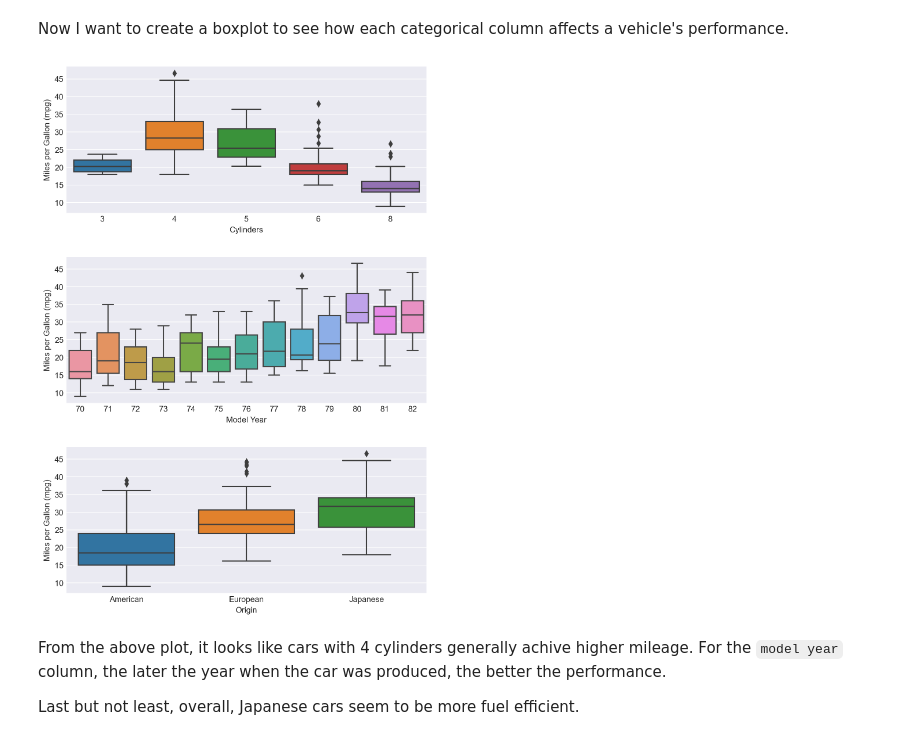
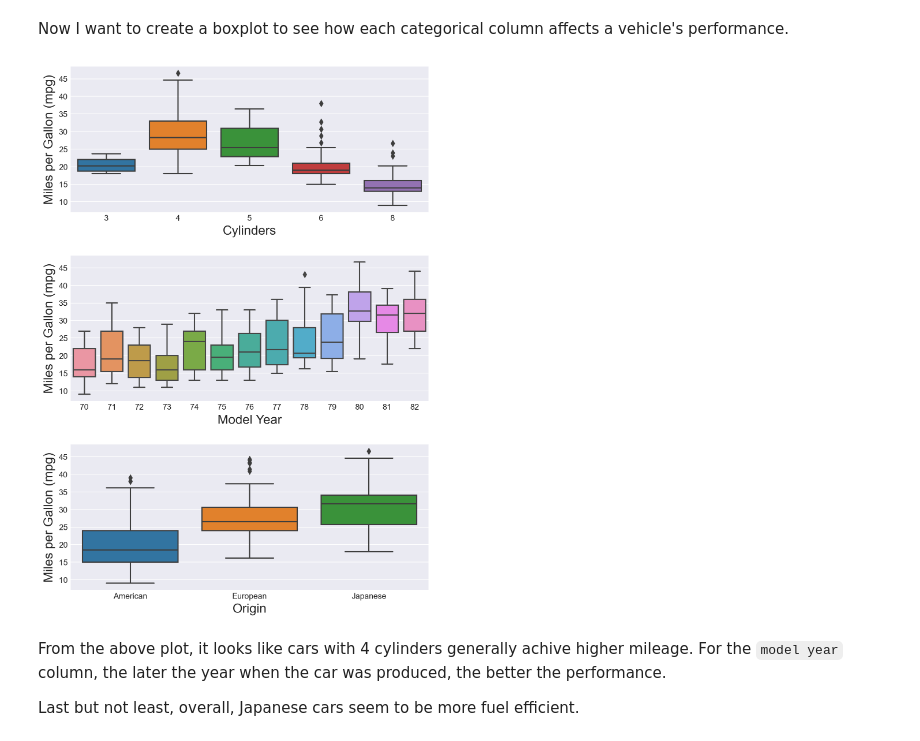
Before and after one commit to Chau-Ngoc/auto-mpg, a Jupyter notebook: auto_mpg_prediction.ipynb, the cells around one changed output. Saved outputs shown, nothing was run; the diff lists cells and outputs as text; code cells hidden in the pictures.

```diff
--- a/auto_mpg_prediction.ipynb
+++ b/auto_mpg_prediction.ipynb
@@ -111,7 +119,8 @@ df_vehicles[df_vehicles['horsepower'] == '?']
 # %% [markdown]
 There are 6 entries that have `?` as a placeholder for missing values. I don't want to drop those rows, I want to replace them with `nan` values and then I can decide to fill them with mean or median.
 # %%
-df_vehicles['horsepower'] = df_vehicles['horsepower'].replace('?', np.nan, regex=False)
+df_vehicles['horsepower'] = df_vehicles['horsepower'].replace(
+    '?', np.nan, regex=False)
 # %%
 print('?' in df_vehicles['horsepower'])
 # %% [output]
@@ -209,7 +221,8 @@ First of all, let's see the counts of each unique values in those columns:
 categorical_columns = ['cylinders', 'model year', 'origin']
 
 for col in categorical_columns:
-    print(f'Value counts of "{df_vehicles[col].name}" column:\n{df_vehicles[col].value_counts()}')
+    print(
+        f'Value counts of "{df_vehicles[col].name}" column:\n{df_vehicles[col].value_counts()}')
     print()
 # %% [output]
 Value counts of "cylinders" column:
@@ -233,7 +246,8 @@ Name: origin, dtype: int64
 I probably want to replace the `1, 2, 3` values with `American, European, Japanese` in the `origin` column for better visualization. Then turn the dtype of `cylinders`, `model year` and `origin` into categorical dtype.
 # %%
 # replace [1, 2, 3] with ['American', 'European', 'Japanese']
-df_vehicles['origin'] = df_vehicles['origin'].replace(to_replace=[1, 2, 3], value=['American', 'European', 'Japanese'])
+df_vehicles['origin'] = df_vehicles['origin'].replace(
+    to_replace=[1, 2, 3], value=['American', 'European', 'Japanese'])
 
 # convert dtype to 'category'
 df_vehicles['cylinders'] = df_vehicles['cylinders'].astype('category')
@@ -244,15 +258,15 @@ Now I want to create a boxplot to see how each categorical column affects a vehi
 # %%
 fig, axes = plt.subplots(figsize=(8, 12), dpi=200,
                          nrows=3, ncols=1, gridspec_kw={'hspace': 0.3})
 
 for i, col in enumerate(categorical_columns):
     sns.boxplot(x=col, y='mpg', data=df_vehicles, ax=axes[i])
-    axes[i].set_ylabel('Miles per Gallon (mpg)', fontsize=10)
-    axes[i].set_xlabel(col.title(), fontsize=10)
+    axes[i].set_ylabel('Miles per Gallon (mpg)', fontsize=16)
+    axes[i].set_xlabel(col.title(), fontsize=16)
 
 plt.show()
 # %% [output]
-[figure, old version]
+[figure, new version]
 # %% [markdown]
 From the above plot, it looks like cars with 4 cylinders generally achive higher mileage. For the `model year` column, the later the year when the car was produced, the better the performance.
 
```
Also changed, not shown: parts of 9 cells of this notebook.
